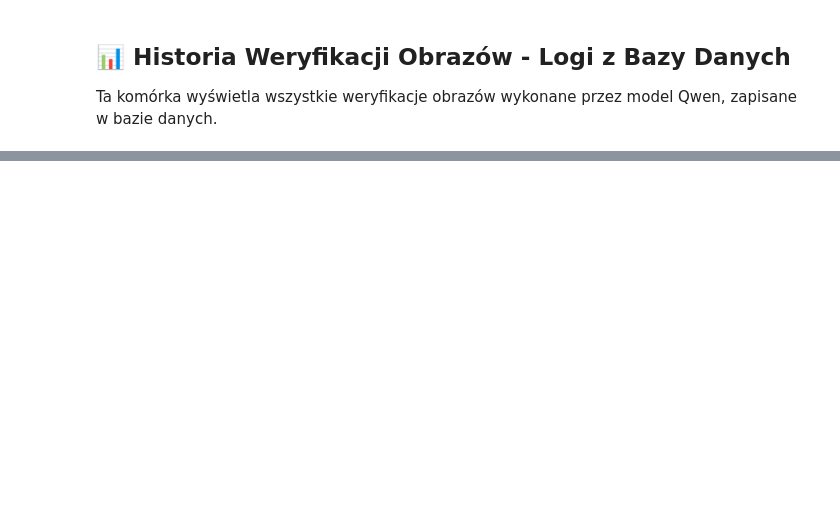
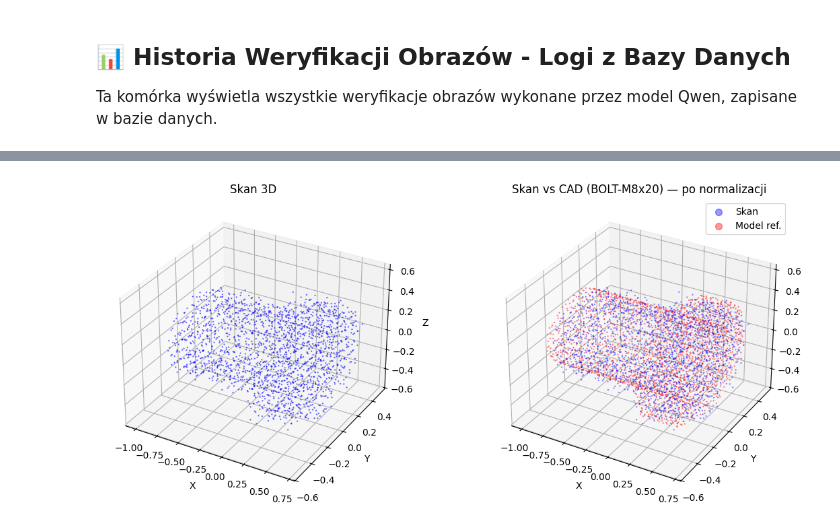
Before and after one commit to Hubi1001/Vision_Picture_RAG, a Jupyter notebook: Vision_Picture_RAG/metal_parts_rag.ipynb, the cells around one changed output, grey strips where cells are left out. Saved outputs shown, nothing was run; the diff lists cells and outputs as text; code cells hidden in the pictures; blank space fills up the shorter version.

```diff
--- a/Vision_Picture_RAG/metal_parts_rag.ipynb
+++ b/Vision_Picture_RAG/metal_parts_rag.ipynb
@@ -3909,0 +4298,65 @@ get_verification_stats()
+# %%
+# ============================================================================
+# KROK 6: Porównanie dwóch chmur punktów — metryki szczegółowe
+# ============================================================================
+import trimesh
+
+print("=" * 70)
+print("🔬 PORÓWNANIE DWÓCH CHMUR PUNKTÓW")
+print("=" * 70)
+
+# Załaduj model referencyjny (CAD)
+ref_mesh = trimesh.load(os.path.join(MODELS_DIR, "BOLT-M8x20.stl"))
+ref_points = np.array(ref_mesh.sample(8000), dtype=np.float64)
+
+# Skan tego samego modelu (z szumem)
+scan_bolt = generate_demo_scan("BOLT-M8x20", MODELS_DIR, noise_level=0.02, missing_ratio=0.1)
+
+# Porównanie
+comp = Model3DComparator(db_3d, verbose=False)
+metrics = comp.compare_two_meshes(scan_bolt, ref_points, icp_iterations=50)
+
+print(f"\n📊 Metryki porównania (Skan vs CAD — BOLT-M8x20):")
+print(f"   Descriptor Similarity:  {metrics['descriptor_similarity']:.4f}")
+print(f"   ICP Fitness:            {metrics['icp_fitness']:.4f}")
+print(f"   ICP RMSE:               {metrics['icp_rmse']:.6f}")
+print(f"   Hausdorff Distance:     {metrics['hausdorff_distance']:.6f}")
+print(f"   Hausdorff (reverse):    {metrics['hausdorff_distance_reverse']:.6f}")
+print(f"   Chamfer Distance:       {metrics['chamfer_distance']:.6f}")
+print(f"   ────────────────────────────────────────")
+print(f"   Final Score:            {metrics['final_score']:.4f}")
+
+quality = "DOSKONAŁY" if metrics['final_score'] > 0.9 else \
+          "BARDZO DOBRY" if metrics['final_score'] > 0.7 else \
+          "DOBRY" if metrics['final_score'] > 0.5 else "SŁABY"
+print(f"   Ocena jakości:          {quality}")
+
+# Porównanie z innym modelem (powinno być niższe)
+ref_mesh2 = trimesh.load(os.path.join(MODELS_DIR, "PLATE-100x100x10.stl"))
+ref_points2 = np.array(ref_mesh2.sample(8000), dtype=np.float64)
+
+metrics2 = comp.compare_two_meshes(scan_bolt, ref_points2, icp_iterations=30)
+
+print(f"\n📊 Metryki porównania (Skan BOLT-M8x20 vs CAD PLATE-100x100x10):")
+print(f"   Descriptor Similarity:  {metrics2['descriptor_similarity']:.4f}")
+print(f"   ICP RMSE:               {metrics2['icp_rmse']:.6f}")
+print(f"   Final Score:            {metrics2['final_score']:.4f}")
+print(f"   → Oczekiwany: niski score (różne modele)")
+
+# Wizualizacja
+print("\n📈 Wizualizacja porównania (po ICP alignment):")
+
+# Normalizuj do porównania wizualnego
+proc_scan = ScannerDataProcessor(verbose=False)
+proc_scan.points = scan_bolt.copy()
+proc_scan.downsample(3000).normalize()
+
+proc_ref = ScannerDataProcessor(verbose=False)
+proc_ref.points = ref_points.copy()
+proc_ref.downsample(3000).normalize()
+
+plot_point_clouds_comparison(
+    proc_scan.points, proc_ref.points,
+    title="Skan vs CAD (BOLT-M8x20) — po normalizacji"
+)
+# %% [output]
@@ -3909,0 +4380 @@ get_verification_stats()
+[figure, added]
```
Also changed, not shown: parts of 54 cells of this notebook, 26 other files.
